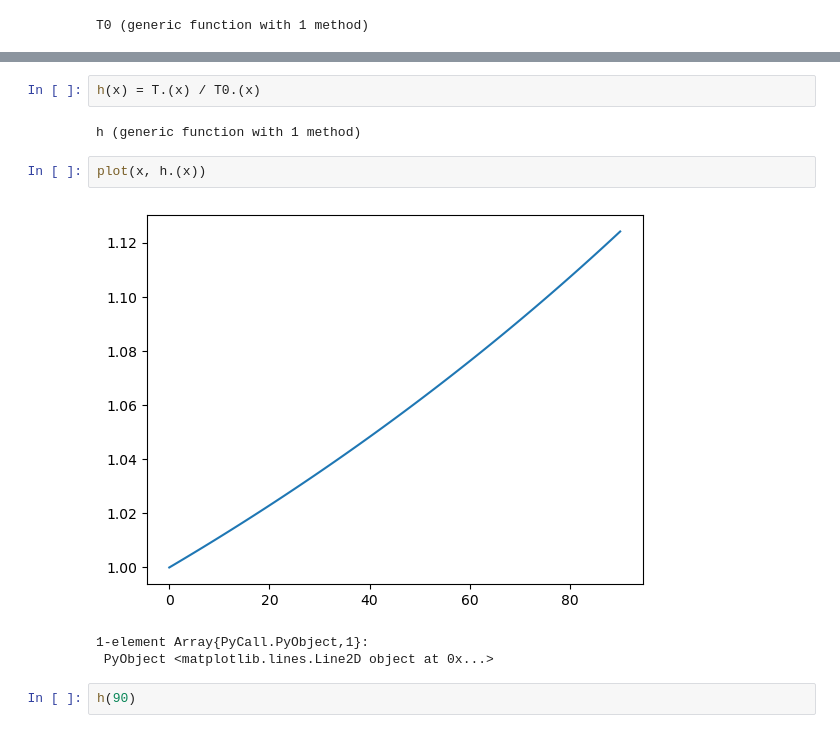
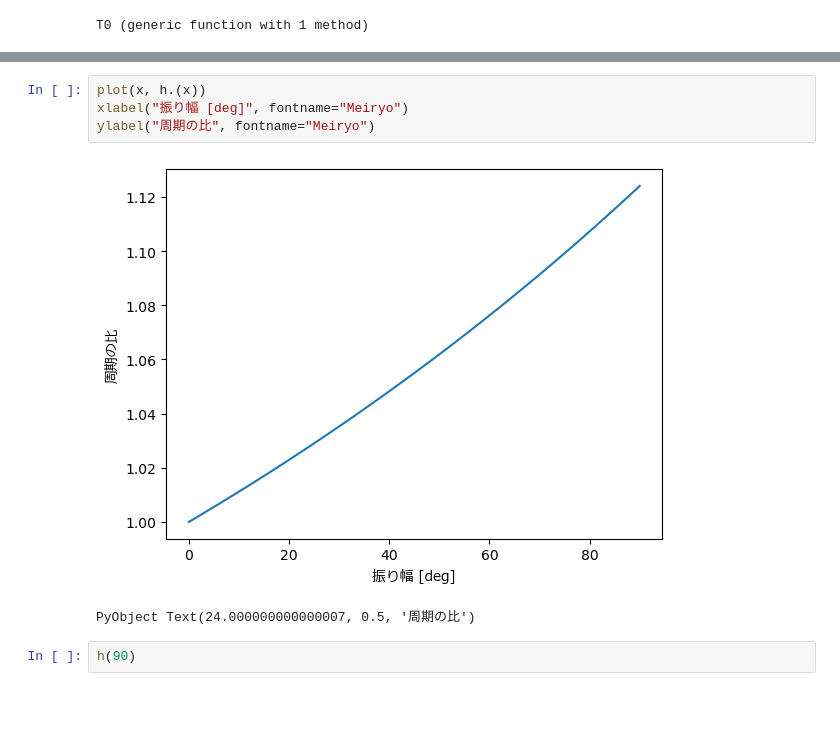
Before and after one commit to MedusaMITSUKI/pendulum, a Jupyter notebook: pendulum.ipynb, the cells around one changed output, grey strips where cells are left out. Saved outputs shown, nothing was run; the diff lists cells and outputs as text; blank space fills up the shorter version.

```diff
--- a/pendulum.ipynb
+++ b/pendulum.ipynb
@@ -31,13 +37,10 @@ plot(x, T0.(x))
-# %%
-h(x) = T.(x) / T0.(x)
-# %% [output]
-h (generic function with 1 method)
 # %%
 plot(x, h.(x))
+xlabel("振り幅 [deg]", fontname="Meiryo")
+ylabel("周期の比", fontname="Meiryo")
 # %% [output]
-[figure, old version]
+[figure, new version]
-1-element Array{PyCall.PyObject,1}:
- PyObject <matplotlib.lines.Line2D object at 0x...>
+PyObject Text(24.000000000000007, 0.5, '周期の比')
 # %%
 h(90)
 # %% [output]
```
Also changed, not shown: parts of 4 cells of this notebook, 1 other file.
